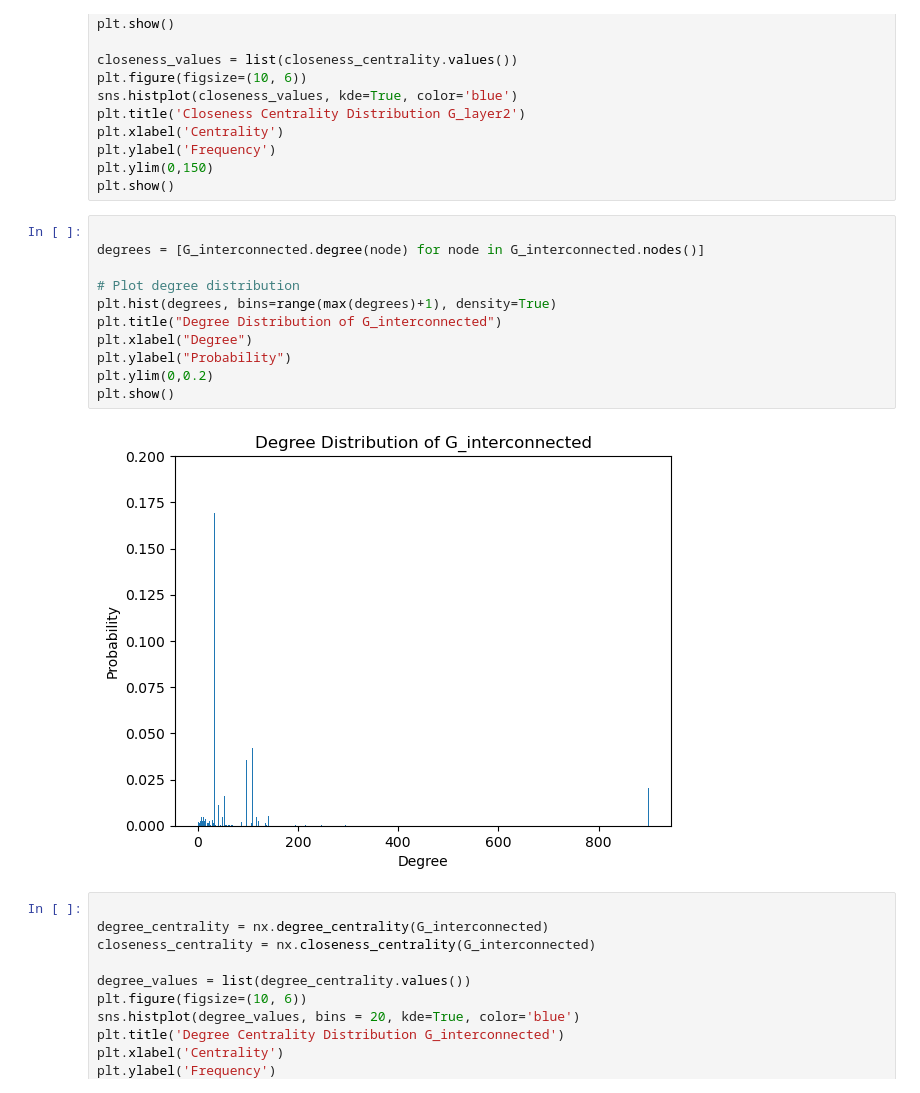
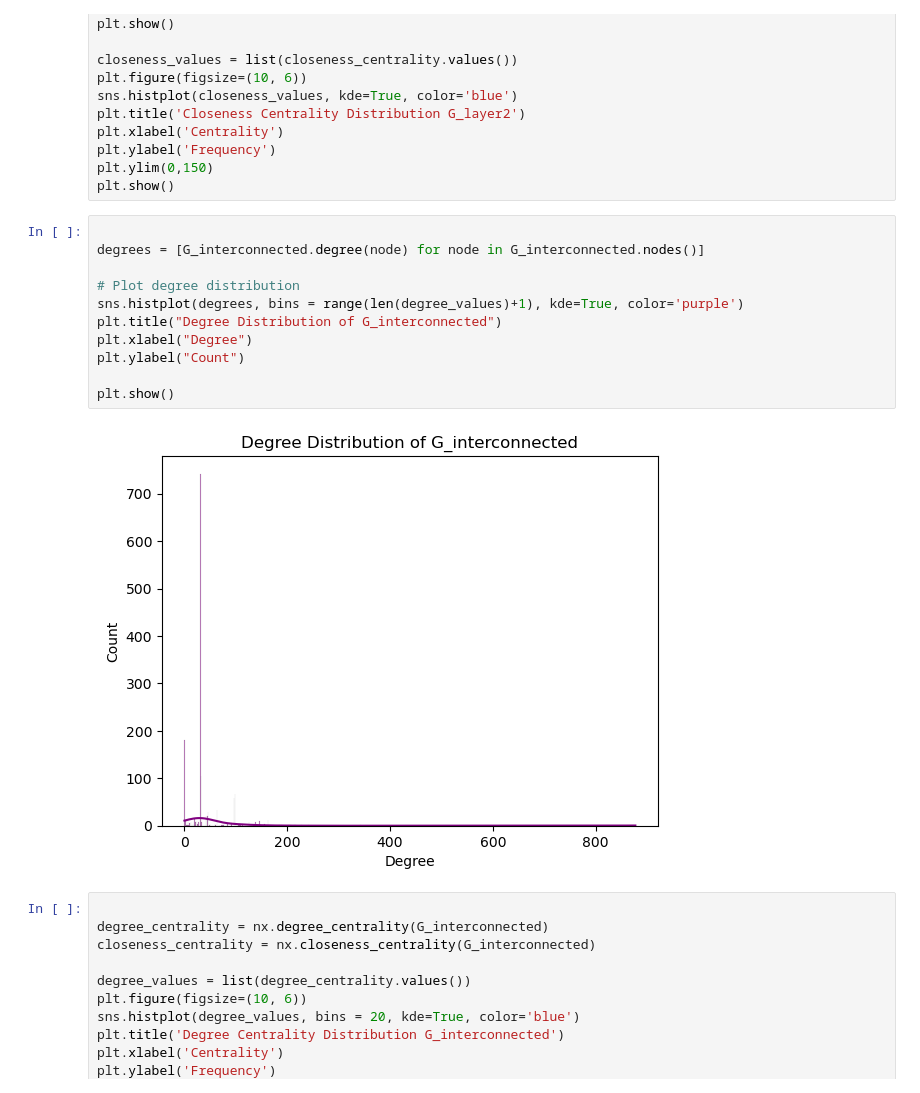
Before and after one commit to cloner174/mr.Sina, a Jupyter notebook: index_6_0_1.ipynb, the cells around one changed output. Drawn from its saved outputs; the diff is of its cells as text.

```diff
--- a/index_6_0_1.ipynb
+++ b/index_6_0_1.ipynb
@@ -302,16 +303,16 @@ plt.show()
 # %%
 
 degrees = [G_interconnected.degree(node) for node in G_interconnected.nodes()]
 
 # Plot degree distribution
-plt.hist(degrees, bins=range(max(degrees)+1), density=True)
+sns.histplot(degrees, bins = range(len(degree_values)+1), kde=True, color='purple')
 plt.title("Degree Distribution of G_interconnected")
 plt.xlabel("Degree")
-plt.ylabel("Probability")
-plt.ylim(0,0.2)
+plt.ylabel("Count")
+
 plt.show()
 # %% [output]
-[figure, old version]
+[figure, new version]
 # %%
 
 degree_centrality = nx.degree_centrality(G_interconnected)
```
Also changed, not shown: parts of 9 cells of this notebook.
